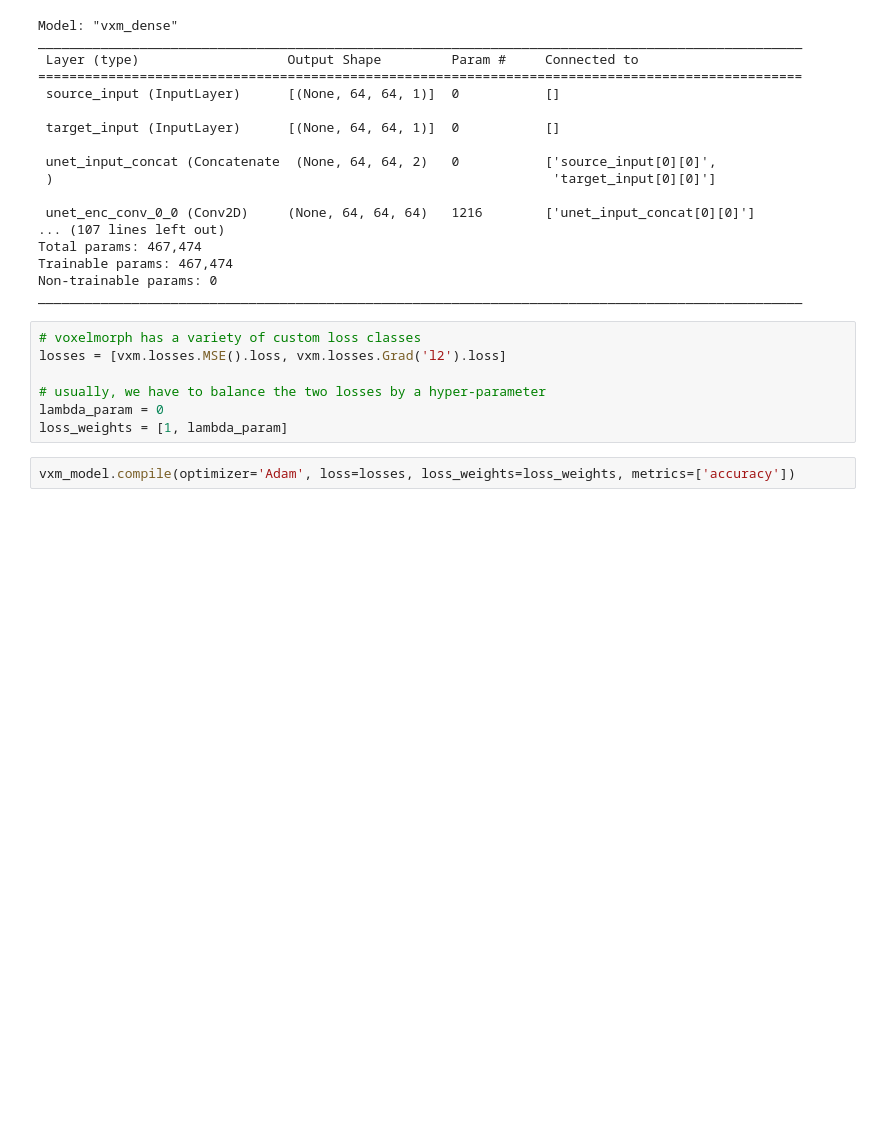
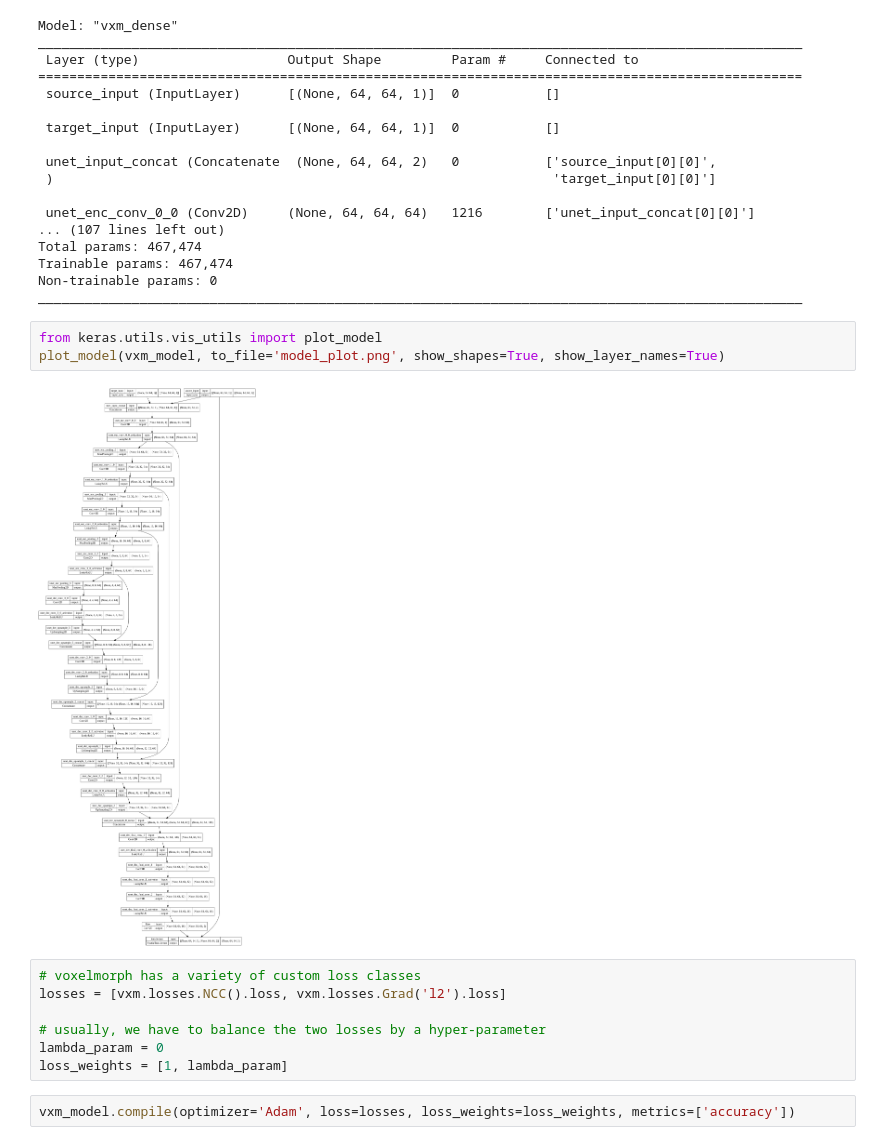
Before and after one commit to mahdimplus/DeepRetroMoco, a Jupyter notebook: Network/train_with validation data.ipynb, the cells around one changed output. Saved outputs shown, nothing was run; the diff lists cells and outputs as text; blank space fills up the shorter version.

Commit message:
Drawing model

```diff
--- a/Network/train_with validation data.ipynb
+++ b/Network/train_with validation data.ipynb
@@ -272,9 +272,14 @@ Total params: 467,474
 Trainable params: 467,474
 Non-trainable params: 0
 __________________________________________________________________________________________________
+# %%
+from keras.utils.vis_utils import plot_model
+plot_model(vxm_model, to_file='model_plot.png', show_shapes=True, show_layer_names=True)
+# %% [output]
+[figure, added]
 # %%
 # voxelmorph has a variety of custom loss classes
-losses = [vxm.losses.MSE().loss, vxm.losses.Grad('l2').loss]
+losses = [vxm.losses.NCC().loss, vxm.losses.Grad('l2').loss]
 
 # usually, we have to balance the two losses by a hyper-parameter
 lambda_param = 0
```
Also changed, not shown: parts of 2 cells of this notebook.
